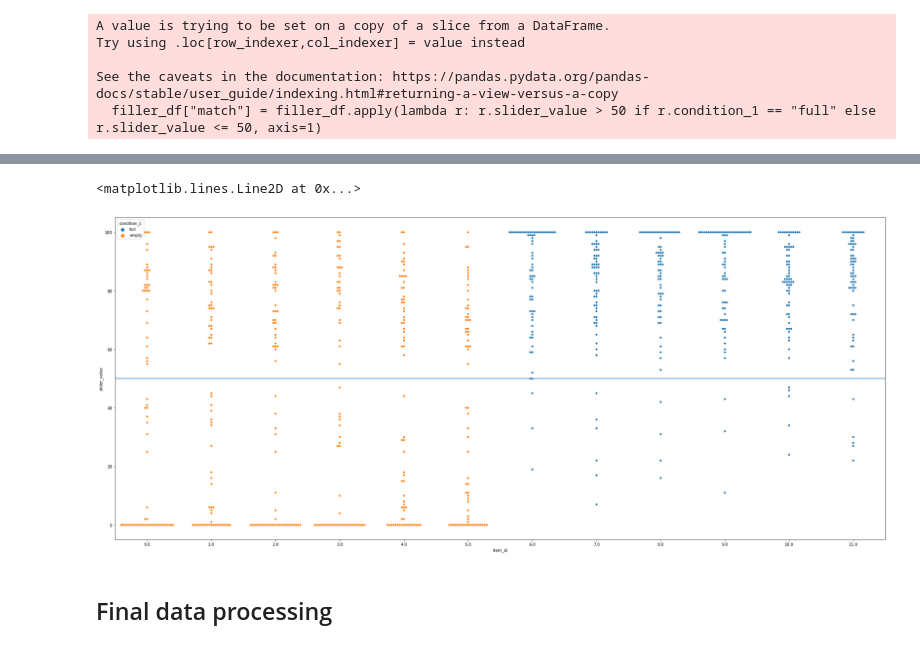
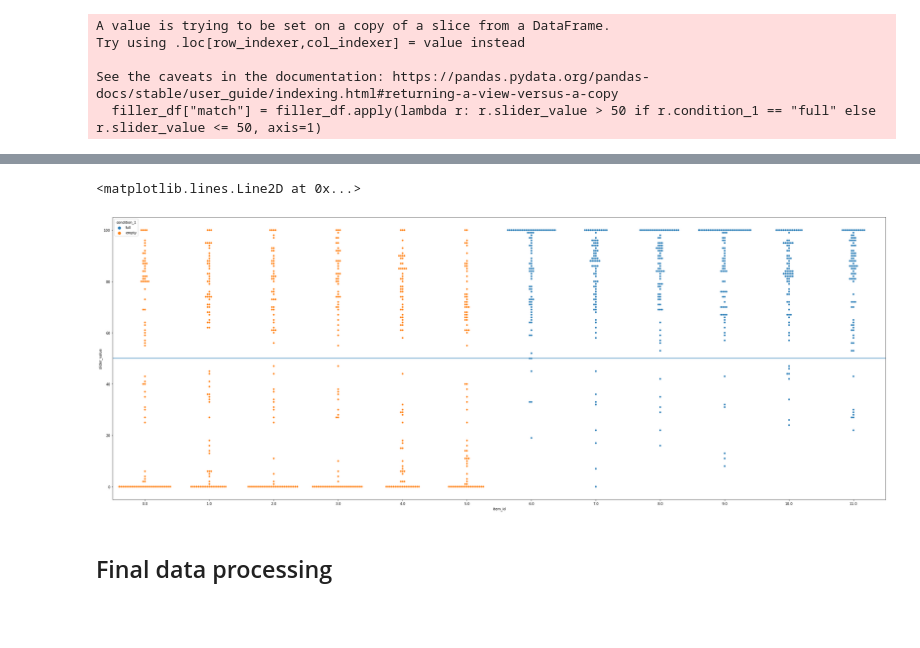
Before and after one commit to hans/explaining, a Jupyter notebook: notebooks/04_comprehension_swarm-full/00 preprocess.ipynb, the cells around one changed output, grey strips where cells are left out. Drawn from its saved outputs; the diff is of its cells as text; code cells hidden in the pictures; blank space fills up the shorter version.

```diff
--- a/notebooks/04_comprehension_swarm-full/00 preprocess.ipynb
+++ b/notebooks/04_comprehension_swarm-full/00 preprocess.ipynb
@@ -348,12 +348,12 @@ full         6.0        0.875000
 Name: match, dtype: float64
 # %%
-plt.subplots(figsize=(35,15))
+plt.subplots(figsize=(40,15))
 # sns.barplot(data=filler_df.reset_index(), x="condition_1", hue="item_id", y="slider_value")
 sns.swarmplot(data=filler_df.reset_index(), hue="condition_1", x="item_id", y="slider_value")
 plt.axhline(50)
 # %% [output]
 <matplotlib.lines.Line2D at 0x...>
-[figure, old version]
+[figure, new version]
 # %% [markdown]
 ## Final data processing
 # %%
```
Also changed, not shown: parts of 41 cells of this notebook, 2 other files.
